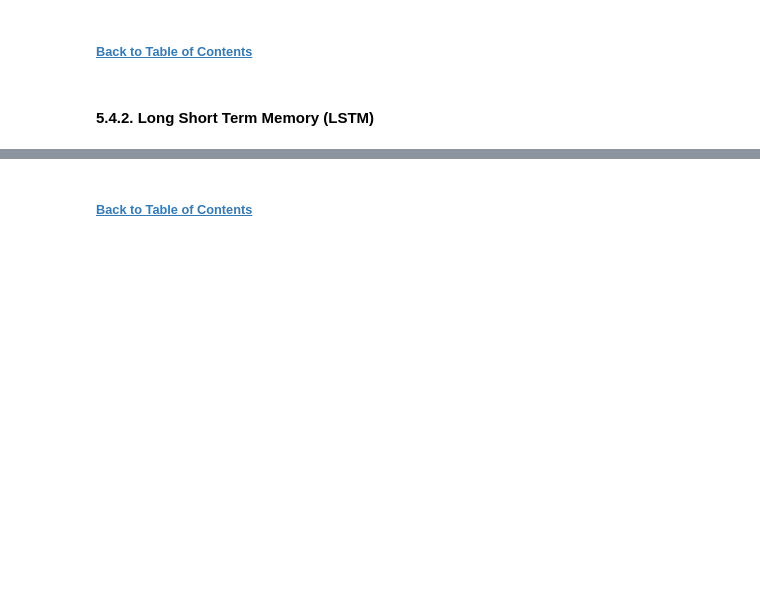
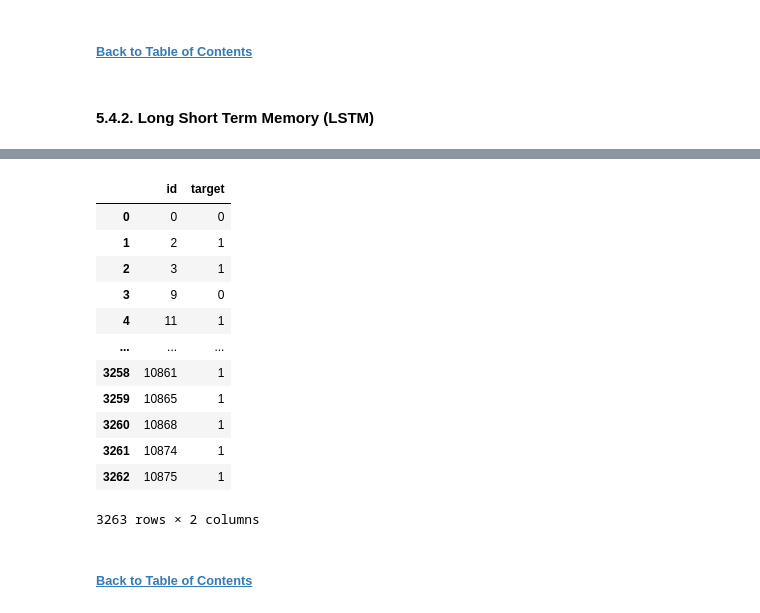
Before and after one commit to chill0121/Kaggle_Projects, a Jupyter notebook: NLP_Disaster_Tweets/NLP_Disaster_Tweets.ipynb, the cells around one changed output, grey strips where cells are left out. Drawn from its saved outputs; the diff is of its cells as text; code cells hidden in the pictures; blank space fills up the shorter version.

```diff
--- a/NLP_Disaster_Tweets/NLP_Disaster_Tweets.ipynb
+++ b/NLP_Disaster_Tweets/NLP_Disaster_Tweets.ipynb
@@ -1359,3 +1525,26 @@ There also appears to be a tie for the best model parameters with differences in
+# %%
+# Predict Test Set
+y_pred_lstm_logit = model.predict(X_test.cleaned.to_numpy(), verbose = "auto", callbacks = None)
+
+# Save file for submission.
+y_pred_lstm = X_test[['id']].copy()
+y_pred_lstm['target'] = tf.round(tf.nn.sigmoid(y_pred_lstm_logit)).numpy().astype(int)
+y_pred_lstm.to_csv(current_wdir + f'/Models/LSTM/X_test_LSTM.csv', index = False)
+display(y_pred_lstm)
+# %% [output]
+|  | id | target |
+| 0 | 0 | 0 |
+| 1 | 2 | 1 |
+| 2 | 3 | 1 |
+| 3 | 9 | 0 |
+| 4 | 11 | 1 |
+| ... | ... | ... |
+| 3258 | 10861 | 1 |
+| 3259 | 10865 | 1 |
+| 3260 | 10868 | 1 |
+| 3261 | 10874 | 1 |
+| 3262 | 10875 | 1 |
+3263 rows × 2 columns
 # %% [markdown]
 ###### [Back to Table of Contents](#toc)
 # %% [markdown]
```
Also changed, not shown: parts of 23 cells of this notebook.
